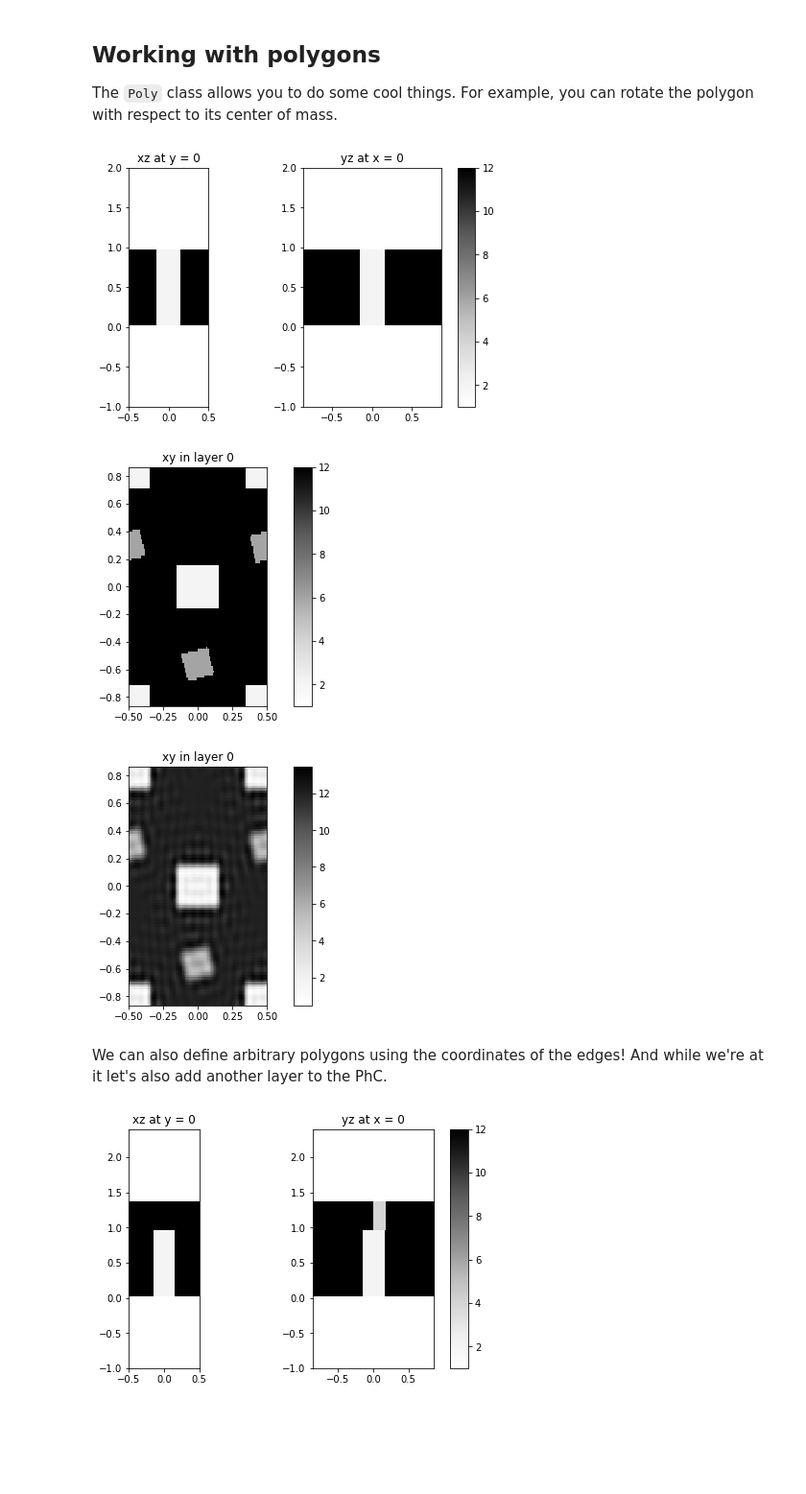
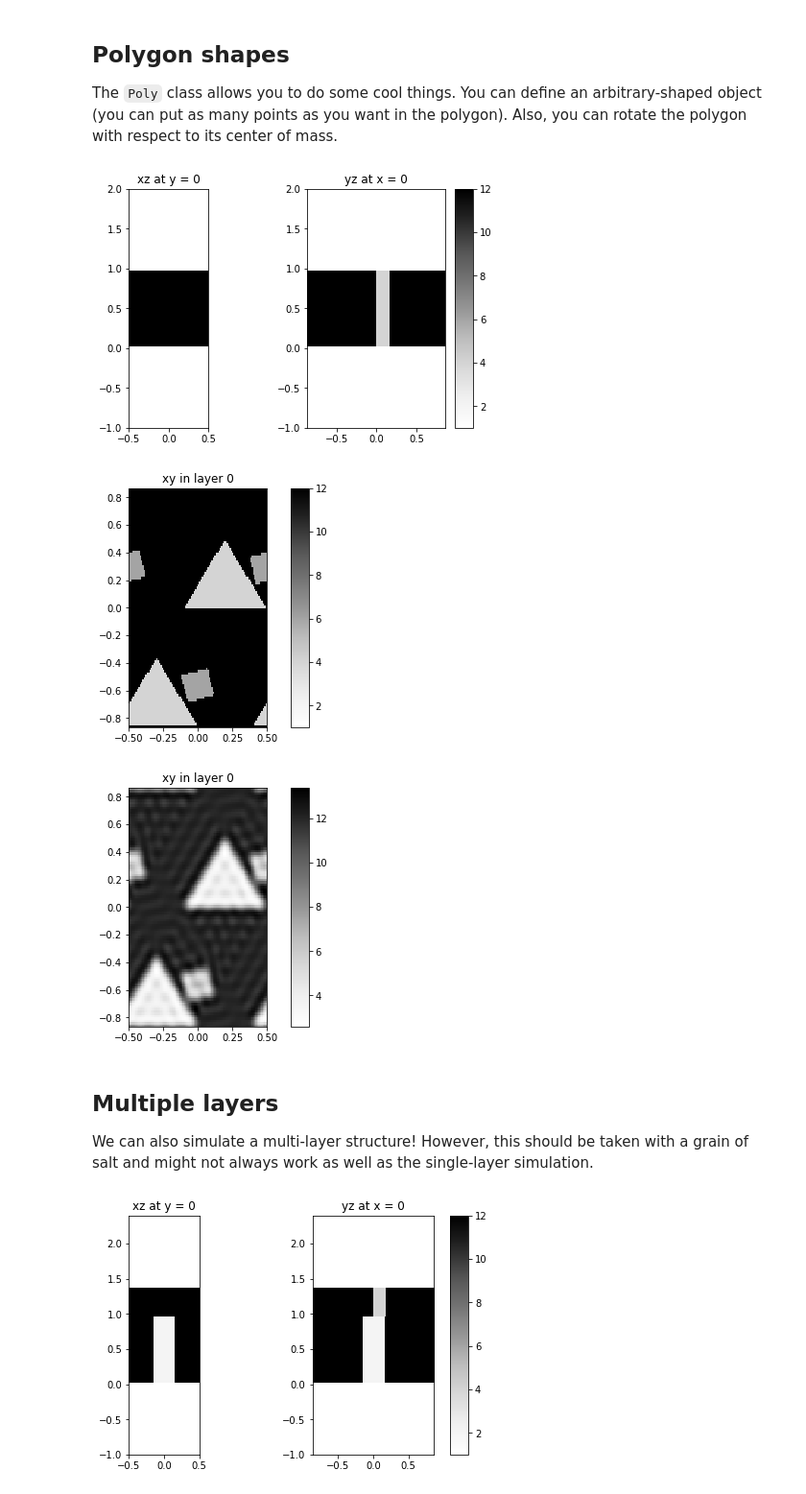
Before and after one commit to fancompute/legume, a Jupyter notebook: Notebooks/Demo_shapes_layers.ipynb, the cells around one changed output. Shown at 96% size. Cells and saved outputs as stored; diff of their text form; code cells hidden in the pictures; blank space fills up the shorter version.

```diff
--- a/Notebooks/Demo_shapes.ipynb
+++ b/Notebooks/Demo_shapes_layers.ipynb
@@ -44,27 +48,35 @@ gme.plot_overview_ft()
 # %% [markdown]
-## Working with polygons
+## Polygon shapes
 
-The `Poly` class allows you to do some cool things. For example, you can rotate the polygon with respect to its center of mass.
+The `Poly` class allows you to do some cool things. You can define an arbitrary-shaped object (you can put as many points as you want in the polygon). Also, you can rotate the polygon with respect to its center of mass.
 # %%
+# Initialize the PhC with a single Layer
 phc = PhotCryst(lattice)
 phc.add_layer(d=1, eps_b=12)
-phc.layers[-1].add_shape('square', {'x_cent': 0, 'y_cent': 0, 'a': 0.3, 'eps': 2})
 square = Square(eps=6, x_cent=0.5, y_cent=0.3, a=0.2)
 
-# Rotate the square counter-clockwise by an angle defined in radians
+# The Square class is already a subclass of Poly, so it can be rotated
 square.rotate(angle=np.pi/12)
+phc.add_shape(square)
 
-phc.add_shape(square)
+# We can also add an arbitrary polygon, e.g. a triangle
+triangle = Poly(x_edges=[-0.1, 0.5, 0.2], y_edges=[0, 0, 0.5], eps=4)
+phc.add_shape(triangle)
+
+# Plot the real-space overview
 phc.plot_overview()
 
+# And the overview based on inverse fourier transform
 gme = GuidedModeExp(phc, gmax=5)
 gme.plot_overview_ft()
 # %% [output]
-[figure, old version]
+[figure, new version]
-[figure, old version]
+[figure, new version]
-[figure, old version]
+[figure, new version]
-# %% [markdown]
-We can also define arbitrary polygons using the coordinates of the edges! And while we're at it let's also add another layer to the PhC.
+# %% [markdown]
+## Multiple layers
+
+We can also simulate a multi-layer structure! However, this should be taken with a grain of salt and might not always work as well as the single-layer simulation.
 # %%
 # Arbitrary polygon
 phc.add_layer(d=0.4, eps_b=12)
```
Also changed, not shown: parts of 5 cells of this notebook, 9 other files.
